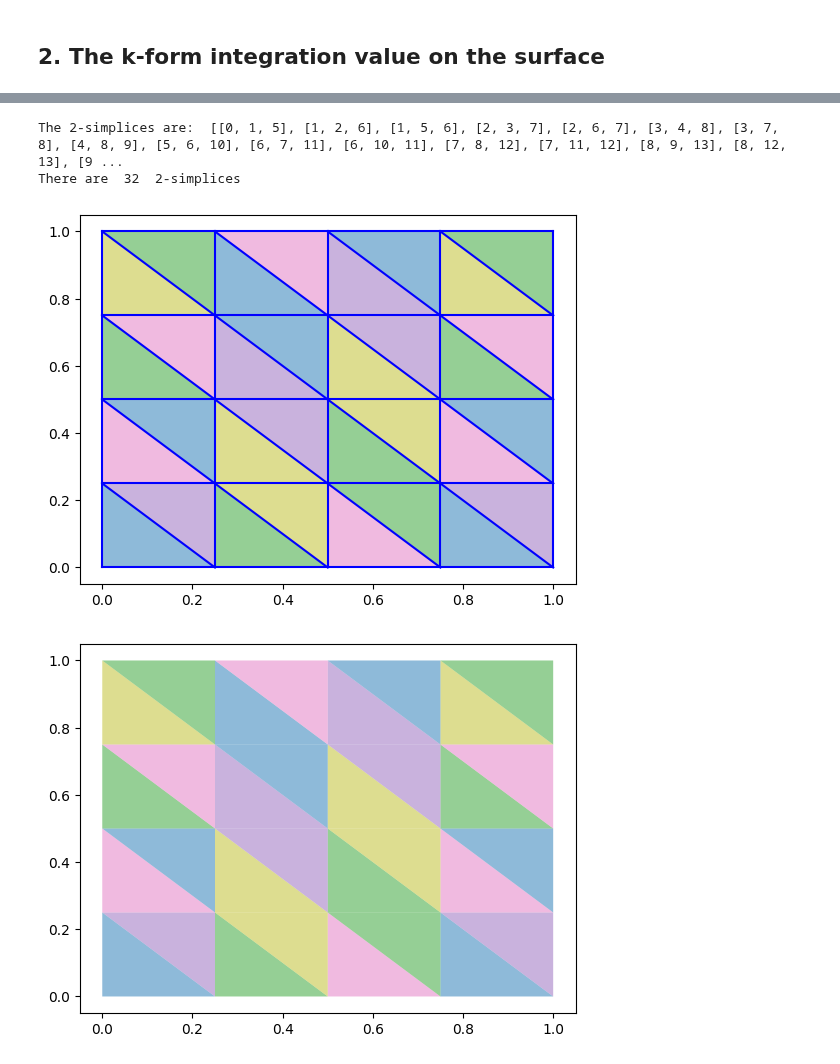
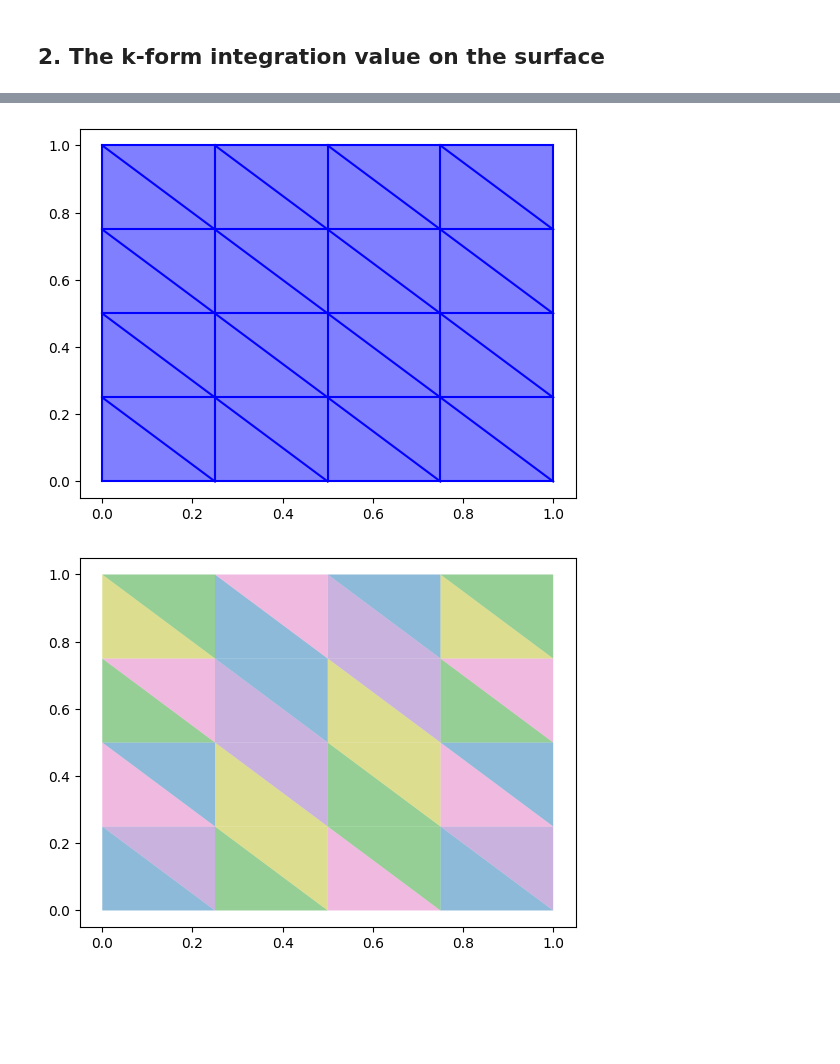
Before and after one commit to aidos-lab/neural-k-forms, a Jupyter notebook: Surface_classification_single_cochain.ipynb, the cells around one changed output, grey strips where cells are left out. Drawn from its saved outputs; the diff is of its cells as text; code cells hidden in the pictures; blank space fills up the shorter version.

```diff
--- a/Surface_classification_single_cochain.ipynb
+++ b/Surface_classification_single_cochain.ipynb
@@ -411,0 +417,12 @@ array([-0.3256884 , -2.1782653 ,  0.25781775, -0.3546632 ,  2.5556345 ,
+# %%
+###Plotting Function
+def get_positions(points,simplices):
+    polygons = list()
+    for i, simplex in enumerate(simplices):
+        polygon = list()
+        for vertex in simplex:
+            polygon.append(points[vertex])
+        polygons.append(polygon)
+    return polygons
+
+get_positions(pts,simplices)[0]
@@ -435,14 +472,9 @@ def plot_triangles(colors,points,simplices, ax=None, **kwargs):
         ax.add_patch(triangle)
     ax.autoscale()
 # %%
-points = pts
-X = simplices
-color_tri = cochains[10]
-
-fig, axes = plt.subplots(nrows=2, ncols=2, figsize=(5, 5))
-plot_triangles(color_tri,points,X, ax=axes[0,0], zorder=1)
-#axes[0,0].set_title("Simplicial complex with original signal")
-plt.colorbar(axes[0,0].collections[1], ax=axes[0,0])
-axes[0,0].set_xticks([])
-axes[0,0].set_yticks([])
+color_tri = cochains[4]
+ax = plt.subplot()
+plot_triangles(color_tri,points,X, ax=ax, zorder=1)
+ax.set_title("Simplicial complex with original signal")
+#plt.colorbar(ax.collections[1], ax=ax)
 # %% [output]
@@ -456,0 +511,12 @@ from matplotlib import colors
+# %%
+min_val = cochain_np.min()
+max_val = cochain_np.max()
+
+num_rows = 2
+fig, axes = plt.subplots(nrows=num_rows, ncols=2, figsize=(20, 20))
+
+for i in range(num_rows):
+    ## class 0
+    plot_triangles(cochains[i],points,simplices,min_val, max_val, ax=axes[i,0], zorder=1)
+    ## class 1
+    plot_triangles(cochains[-i-1],points,simplices, min_val, max_val, ax=axes[i,1], zorder=1)
@@ -457,29 +525,27 @@ from matplotlib import colors
 # %%
 num_pts = 5 ##number of points to subddivide the intverval [0,1] into
 
 pts = kf.unit_square_grid(num_pts)
 ac = gd.AlphaComplex(pts).create_simplex_tree()
 
 ax.scatter(pts[:,0], pts[:,1])
 
 for s in ac.get_skeleton(2):
     if len(s[0]) == 2:
         plt.plot(pts[s[0], 0], pts[s[0], 1], 'b-')
 
 simplices = [] #list of 2-simplices
 for s in ac.get_skeleton(2):
     if len(s[0]) == 3:
         simplices.append(s[0])
 
 for i in range(len(simplices)):
     s = simplices[i]
     x = list(pts[s,0])
     y = list(pts[s,1])
-    plt.fill(x, y, [i][:2], alpha=0.5) ## replace by cochain color
+    plt.fill(x, y, 'b', alpha=0.5) ## replace by cochain color
 # %% [output]
-The 2-simplices are:  [[0, 1, 5], [1, 2, 6], [1, 5, 6], [2, 3, 7], [2, 6, 7], [3, 4, 8], [3, 7, 8], [4, 8, 9], [5, 6, 10], [6, 7, 11], [6, 10, 11], [7, 8, 12], [7, 11, 12], [8, 9, 13], [8, 12, 13], [9 ...
-There are  32  2-simplices
-[figure, old version]
+[figure, new version]
 # %%
 ## plot the cochain values on the simplices
 
```
Also changed, not shown: parts of 18 cells of this notebook.
